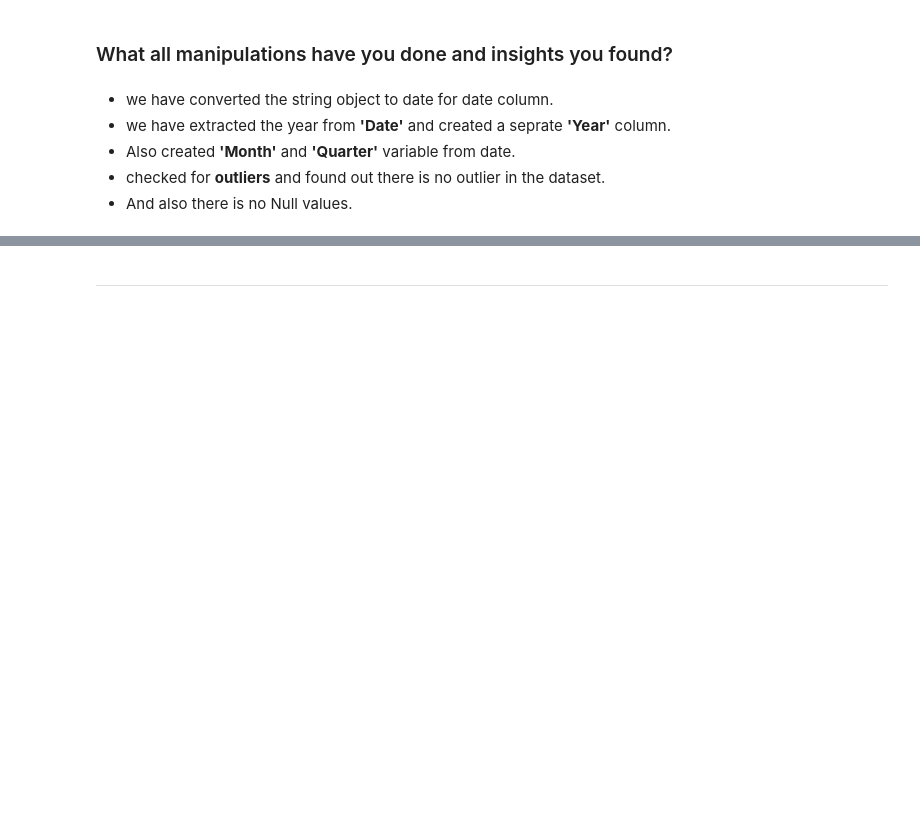
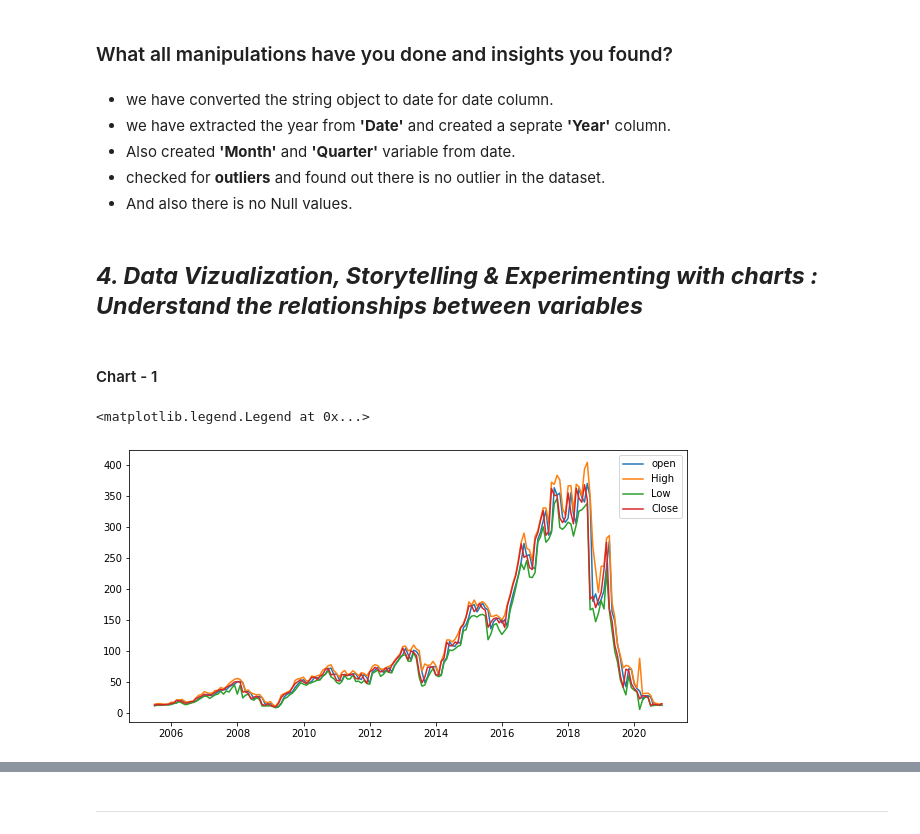
Before and after one commit to kuldeep-sngh/Yes-Bank-Stock-Closing-Price-Prediction, a Jupyter notebook: Yes_Bank_Stock_Closing_Price_Prediction.ipynb, the cells around one changed output, grey strips where cells are left out. Cells and saved outputs as stored; diff of their text form; code cells hidden in the pictures; blank space fills up the shorter version.

Commit message:
Data visualization and story telling done

```diff
--- a/Yes_Bank_Stock_Closing_Price_Prediction.ipynb
+++ b/Yes_Bank_Stock_Closing_Price_Prediction.ipynb
@@ -413,3 +407,5 @@ df.groupby('Quarter').aggregate({'Open' : [min, max, 'mean'], 'High' : [min, max
 * Also created **'Month'** and **'Quarter'** variable from date.
 * checked for **outliers** and found out there is no outlier in the dataset.
 * And also there is no Null values.
+# %% [markdown]
+## ***4. Data Vizualization, Storytelling & Experimenting with charts : Understand the relationships between variables***
@@ -415,0 +417,13 @@ df.groupby('Quarter').aggregate({'Open' : [min, max, 'mean'], 'High' : [min, max
+# %% [markdown]
+#### Chart - 1
+# %%
+#  visualizing price trend since 2005 to 2020
+plt.figure(figsize = (10,5))
+plt.plot(df['Date'] , df['Open'] , label = 'open')
+plt.plot(df['Date'] , df['High'] , label = 'High')
+plt.plot(df['Date'] , df['Low'], label = 'Low')
+plt.plot(df['Date'] , df['Close'], label = 'Close')
+plt.legend()
+# %% [output]
+<matplotlib.legend.Legend at 0x...>
+[figure, added]
```
Also changed, not shown: parts of 272 cells of this notebook.
